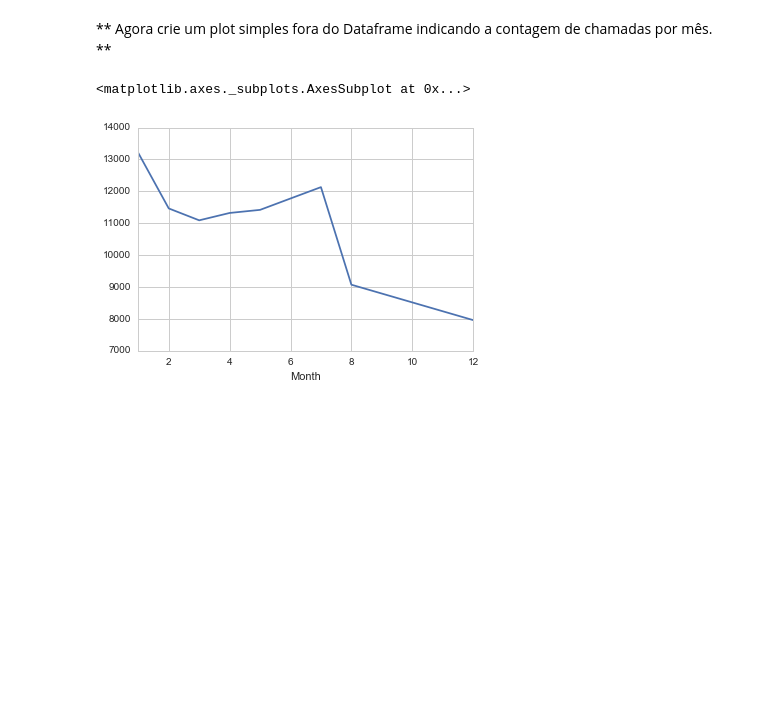
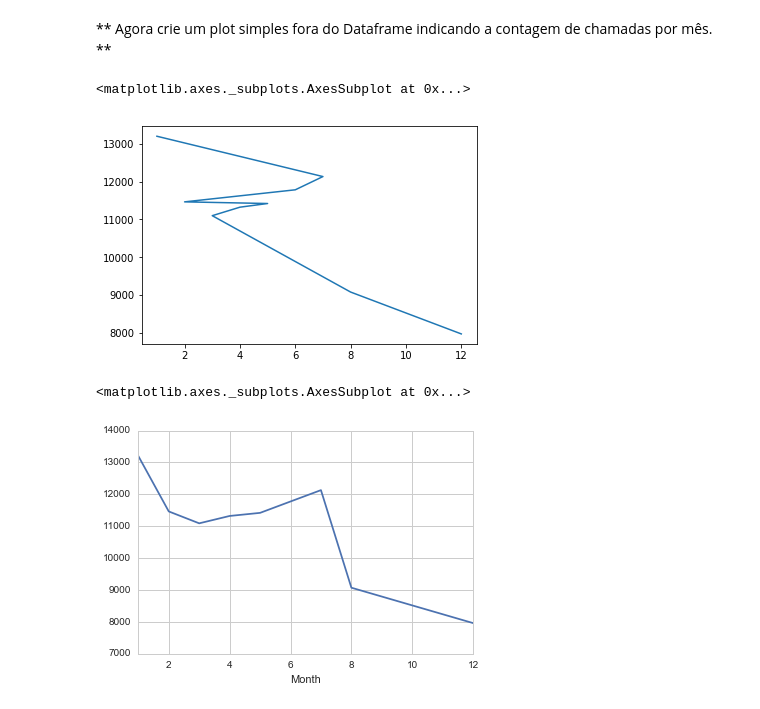
Before and after one commit to thbighead/jupyter-studies, a Jupyter notebook: Python-Data-Science-and-Machine-Learning-Bootcamp/4. Projetos de dados/Projeto - Ligações para o 911.ipynb, the cells around one changed output. Saved outputs shown, nothing was run; the diff lists cells and outputs as text; code cells hidden in the pictures; blank space fills up the shorter version.

```diff
--- a/Python-Data-Science-and-Machine-Learning-Bootcamp/4. Projetos de dados/Projeto - Ligações para o 911.ipynb
+++ b/Python-Data-Science-and-Machine-Learning-Bootcamp/4. Projetos de dados/Projeto - Ligações para o 911.ipynb
@@ -209,5 +212,10 @@ _____
 # %% [markdown]
 ** Agora crie um plot simples fora do Dataframe indicando a contagem de chamadas por mês. **
+# %%
+df['month'].value_counts().plot.line(y='index')
+# %% [output]
+<matplotlib.axes._subplots.AxesSubplot at 0x...>
+[figure, added]
 # %%
 # %% [output]
 <matplotlib.axes._subplots.AxesSubplot at 0x...>
```
Also changed, not shown: parts of 3 cells of this notebook.
